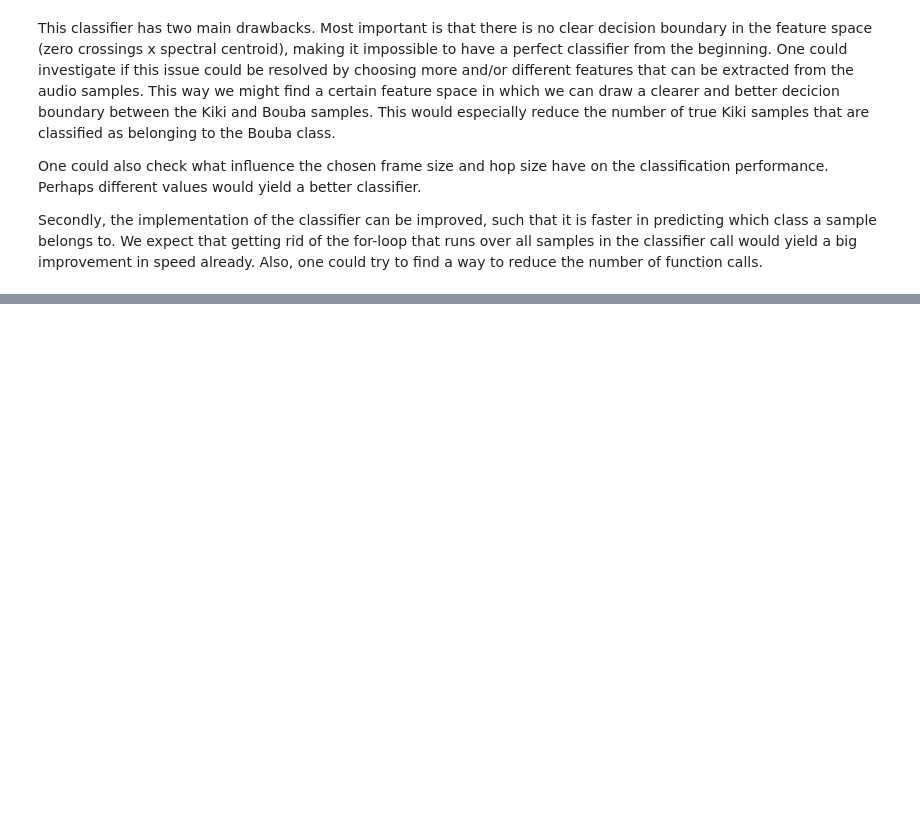
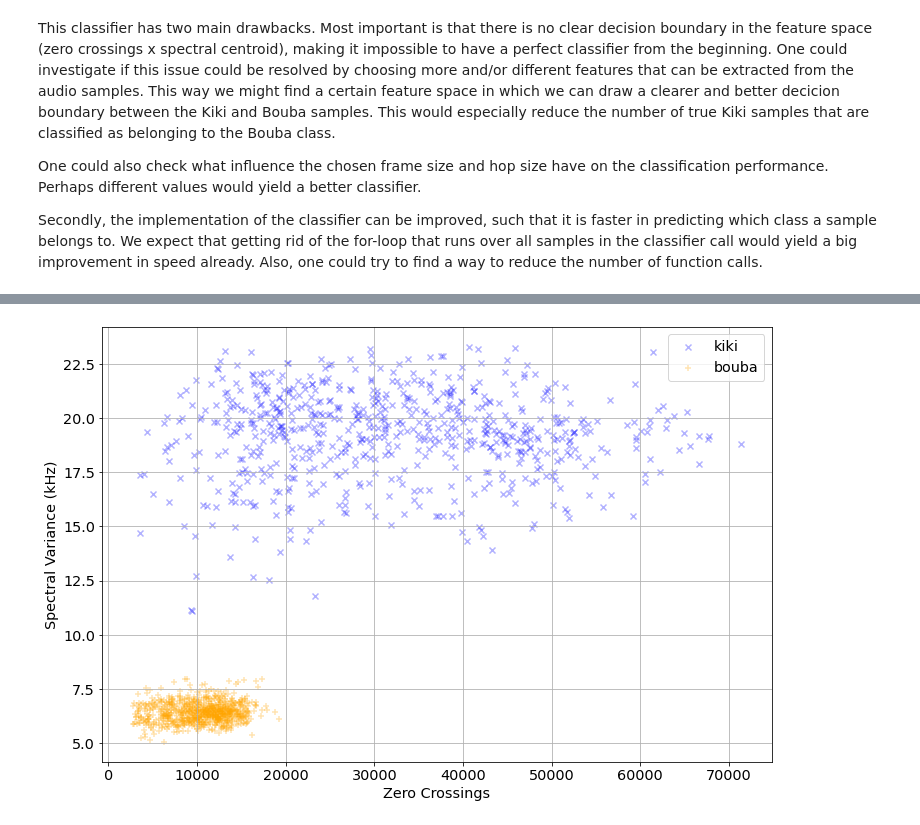
Before and after one commit to sergi-andreu/MusicInformatics, a Jupyter notebook: Lab 2 Machine Learnings/DT2470_lab02_Carsten_Sergi.ipynb, the cells around one changed output, grey strips where cells are left out. Drawn from its saved outputs; the diff is of its cells as text; code cells hidden in the pictures; blank space fills up the shorter version.

```diff
--- a/Lab 2 Machine Learnings/DT2470_lab02.ipynb
+++ b/Lab 2 Machine Learnings/DT2470_lab02_Carsten_Sergi.ipynb
@@ -822,0 +1002,24 @@ Secondly, the implementation of the classifier can be improved, such that it is
+# %%
+# add your code below
+import pydub
+import os
+
+kiki_train_path  = 'KikiBoubadata/kikibouba_train/kiki'
+bouba_train_path = 'KikiBoubadata/kikibouba_train/bouba'
+
+frame_size_seconds = 10.0
+window_hop_seconds = 5.0
+
+# Kiki
+kiki_train_ZC, kiki_train_SC, kiki_train_SV = extract_features_2(kiki_train_path, frame_size_seconds, window_hop_seconds)
+
+# Bouba
+bouba_train_ZC, bouba_train_SC, bouba_train_SV = extract_features_2(bouba_train_path, frame_size_seconds, window_hop_seconds)
+
+print(np.shape(kiki_train_SV))
+print(np.shape(kiki_train_SC))
+# Converting Hz to kHz
+kiki_train_SC  = kiki_train_SC/1000
+bouba_train_SC = bouba_train_SC/1000
+kiki_train_SV = kiki_train_SV/np.power(1000, 2)
+bouba_train_SV = bouba_train_SV/np.power(1000, 2)
@@ -822,0 +1041,14 @@ Secondly, the implementation of the classifier can be improved, such that it is
+# %%
+"""
+Plotting
+"""
+
+fig, ax = plt.subplots()
+ax.scatter(kiki_train_ZC,  kiki_train_SV, c='blue', marker='x', alpha=0.3, label='kiki')
+ax.scatter(bouba_train_ZC, bouba_train_SV, c='orange', marker ='+', alpha=0.3, label='bouba')
+ax.legend()
+ax.set_xlabel('Zero Crossings')
+ax.set_ylabel('Spectral Variance (kHz)')
+ax.grid()
+# %% [output]
+[figure, added]
```
Also changed, not shown: parts of 40 cells of this notebook, 2 other files.
